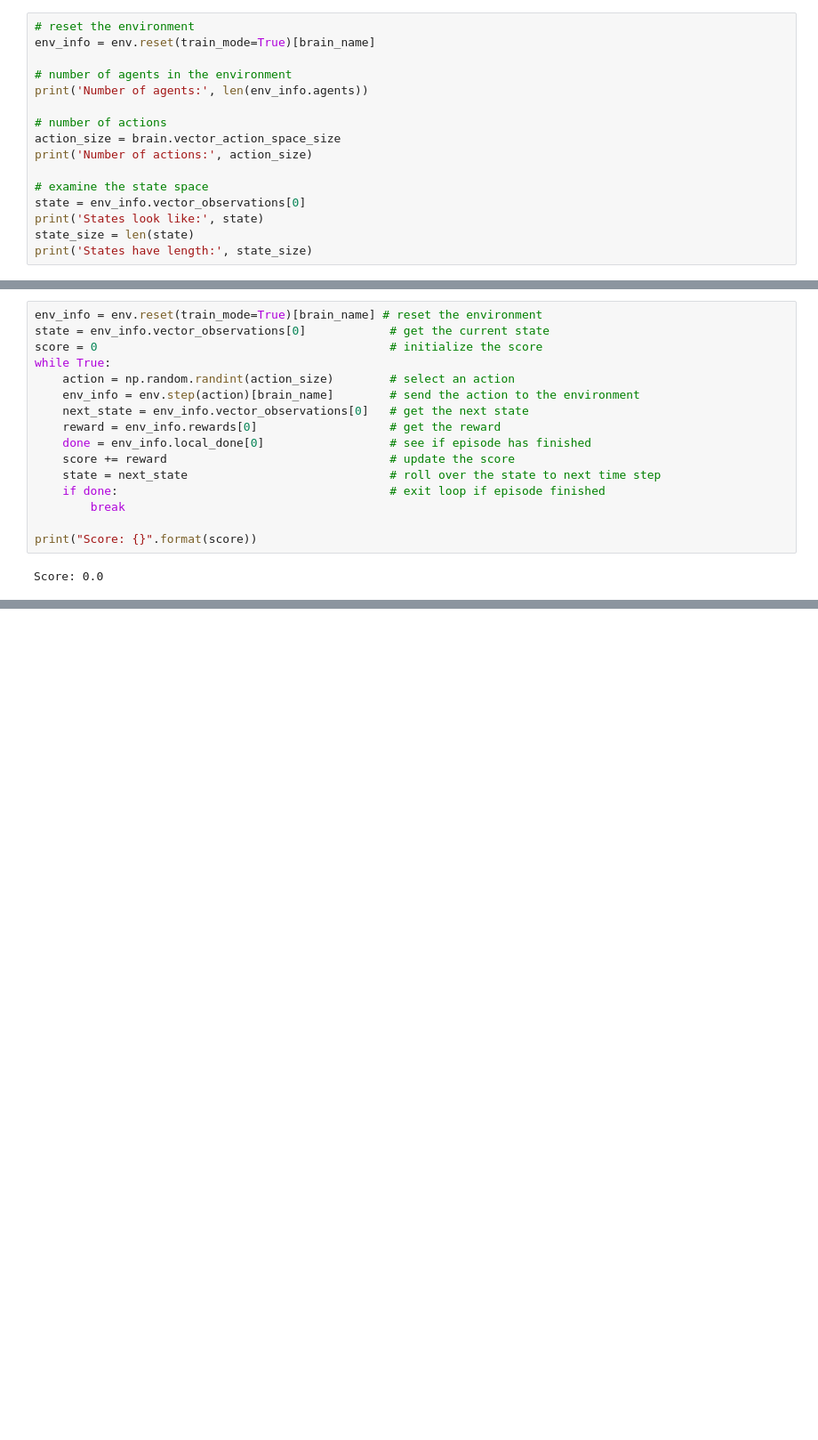
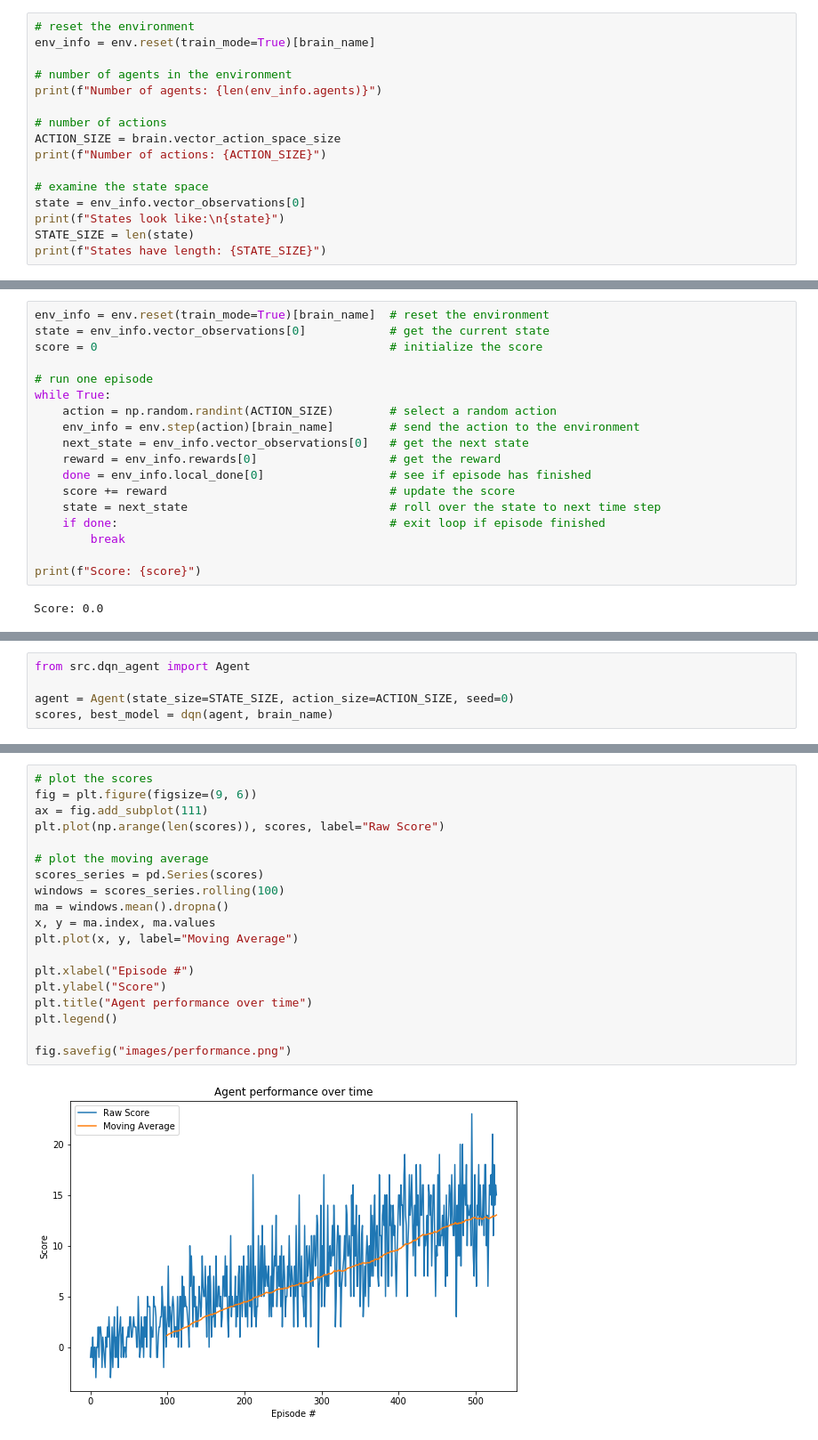
Before and after one commit to zach-lawless/drlnd-p1-navigation, a Jupyter notebook: Navigation.ipynb, the cells around one changed output, grey strips where cells are left out. Shown at 89% size. Saved outputs shown, nothing was run; the diff lists cells and outputs as text; blank space fills up the shorter version.

```diff
--- a/Navigation.ipynb
+++ b/Navigation.ipynb
@@ -54,17 +60,17 @@ Run the code cell below to print some information about the environment.
 env_info = env.reset(train_mode=True)[brain_name]
 
 # number of agents in the environment
-print('Number of agents:', len(env_info.agents))
+print(f"Number of agents: {len(env_info.agents)}")
 
 # number of actions
-action_size = brain.vector_action_space_size
-print('Number of actions:', action_size)
+ACTION_SIZE = brain.vector_action_space_size
+print(f"Number of actions: {ACTION_SIZE}")
 
 # examine the state space
 state = env_info.vector_observations[0]
-print('States look like:', state)
-state_size = len(state)
-print('States have length:', state_size)
+print(f"States look like:\n{state}")
+STATE_SIZE = len(state)
+print(f"States have length: {STATE_SIZE}")
 # %% [output]
 Number of agents: 1
 Number of actions: 4
@@ -88,9 +89,11 @@ Note that **in this coding environment, you will not be able to watch the agent
 # %%
-env_info = env.reset(train_mode=True)[brain_name] # reset the environment
+env_info = env.reset(train_mode=True)[brain_name]  # reset the environment
 state = env_info.vector_observations[0]            # get the current state
 score = 0                                          # initialize the score
+
+# run one episode
 while True:
-    action = np.random.randint(action_size)        # select an action
+    action = np.random.randint(ACTION_SIZE)        # select a random action
     env_info = env.step(action)[brain_name]        # send the action to the environment
     next_state = env_info.vector_observations[0]   # get the next state
     reward = env_info.rewards[0]                   # get the reward
@@ -100,6 +103,6 @@ while True:
     if done:                                       # exit loop if episode finished
         break
 
-print("Score: {}".format(score))
+print(f"Score: {score}")
 # %% [output]
 Score: 0.0
@@ -107,0 +191,5 @@ When finished, you can close the environment.
+# %%
+from src.dqn_agent import Agent
+
+agent = Agent(state_size=STATE_SIZE, action_size=ACTION_SIZE, seed=0)
+scores, best_model = dqn(agent, brain_name)
@@ -107,0 +209,21 @@ When finished, you can close the environment.
+# %%
+# plot the scores
+fig = plt.figure(figsize=(9, 6))
+ax = fig.add_subplot(111)
+plt.plot(np.arange(len(scores)), scores, label="Raw Score")
+
+# plot the moving average
+scores_series = pd.Series(scores)
+windows = scores_series.rolling(100)
+ma = windows.mean().dropna()
+x, y = ma.index, ma.values
+plt.plot(x, y, label="Moving Average")
+
+plt.xlabel("Episode #")
+plt.ylabel("Score")
+plt.title("Agent performance over time")
+plt.legend()
+
+fig.savefig("images/performance.png")
+# %% [output]
+[figure, added]
```
Also changed, not shown: parts of 27 cells of this notebook, 4 other files.
